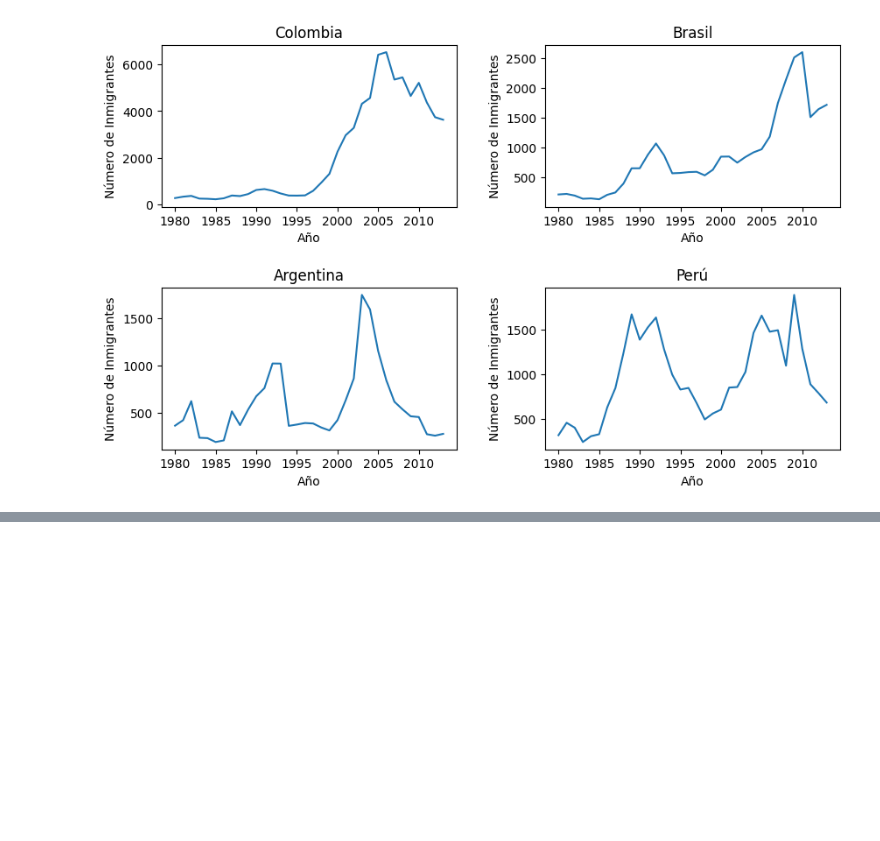
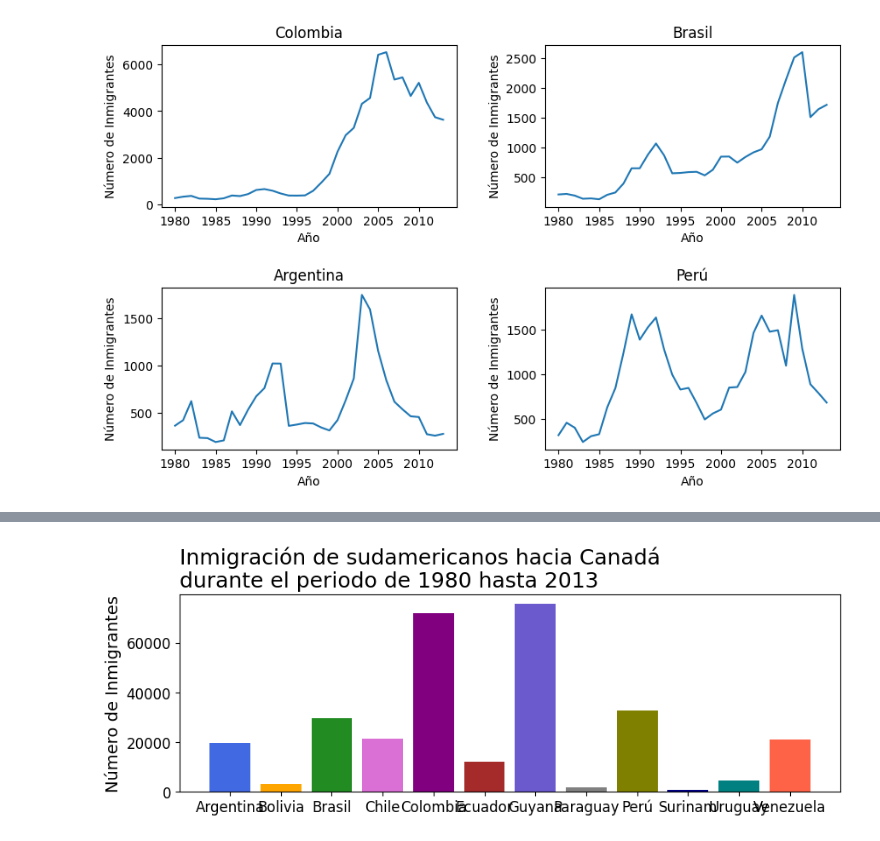
Before and after one commit to evs-11/Visualizacion-de-datos-con-bibliotecas-de-python, a Jupyter notebook: visualizacion_de_datos_con_python.ipynb, the cells around one changed output, grey strips where cells are left out. Saved outputs shown, nothing was run; the diff lists cells and outputs as text; code cells hidden in the pictures; blank space fills up the shorter version.

```diff
--- a/visualizacion_de_datos_con_python.ipynb
+++ b/visualizacion_de_datos_con_python.ipynb
@@ -378,0 +484,6 @@ plt.show()
+# %%
+# cremos un nuevo dataset sudamerica, preguntamos con query sobre la región con comillas dobles
+
+sudamerica = df. query('Region == "América del Sur"')
+#vemos las primeras 10 filas
+sudamerica.head(10)
@@ -378,0 +504,25 @@ plt.show()
+# %%
+# tomamos una lista de colores
+colores = ['royalblue','orange','forestgreen','orchid',
+           'purple','brown','slateblue','gray','olive','navy','teal','tomato']
+
+#creamos figura(fig) con el lienzo(ax)
+fig, ax = plt.subplots(figsize=(10,3))
+# si queremos valores totales(variables categóricas, porque son c/u de los paises), es mejor gráfico de barras.
+# en eje X c/u de los paises(índices), en eje Y valor total de inmigración de sudamerica. En color los colores de la lista
+ax.bar(sudamerica.index, sudamerica['Total'],color=colores)
+# el título, a la derecha(loc) y la fuente
+ax.set_title('Inmigración de sudamericanos hacia Canadá\ndurante el periodo de 1980 hasta 2013',
+              loc='left',fontsize=18)
+# en X no queremos label para que no quede sobrecargado, vacío('')
+ax.set_xlabel('')
+ax.set_ylabel('Número de Inmigrantes', fontsize=14)
+# colocamos tamaño delos ticks
+ax. xaxis.set_tick_params(labelsize=12)
+# lo hacemos para eje Y
+ax. yaxis.set_tick_params(labelsize=12)
+
+# mostramos
+plt.show()
+# %% [output]
+[figure, added]
```
Also changed, not shown: parts of 47 cells of this notebook.
